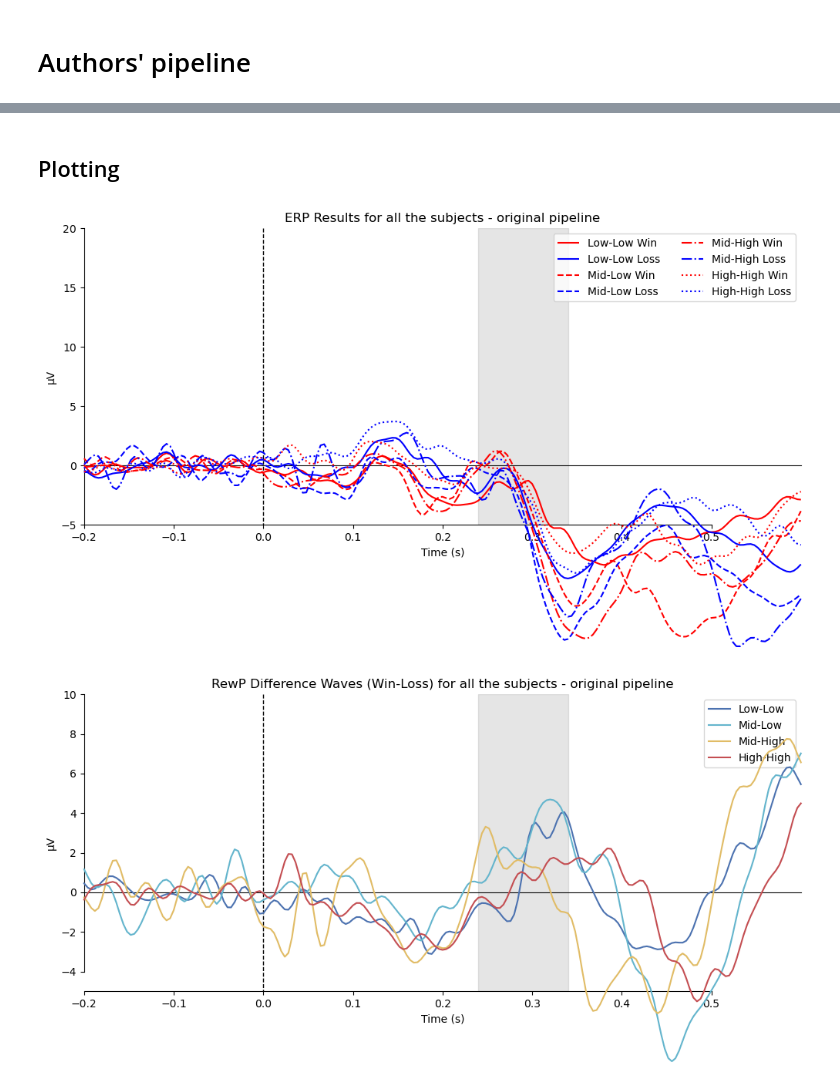
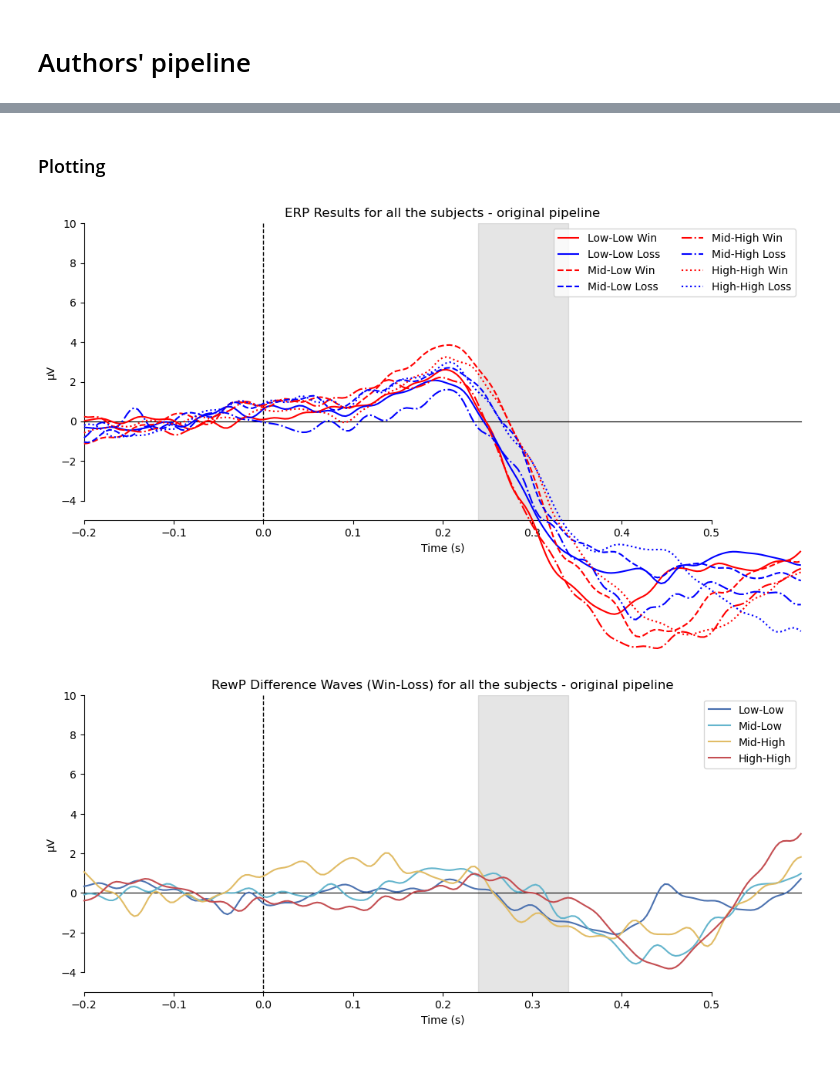
Before and after one commit to xuyg16/EEG_Reward-Processing_ERP, a Jupyter notebook: scripts/multi_subject_processing.ipynb, the cells around one changed output, grey strips where cells are left out. Drawn from its saved outputs; the diff is of its cells as text; code cells hidden in the pictures.

```diff
--- a/scripts/multi_subject_processing.ipynb
+++ b/scripts/multi_subject_processing.ipynb
@@ -99,11 +108,11 @@ for subject_id in tqdm(SUBJECTS, desc='Processing subjects', leave=True):
     evts_dict_stim = {k: evts_dict[k] for k in evts_dict.keys() if k in config.CONDITIONS_DICT['onset_locked']}
 
     # Trial rejection using customized function
-    rejection_params = config.PIPELINES['original']['rejection_params']['ica']
+    rejection_params = config.PIPELINES[ACTIVE_PIPELINE]['rejection_params']['ica']
     trials, rejection_info = trial_rejection_cust(eeg_ica, evts, evts_dict_stim, **rejection_params)
 
     # ICA and ICLabel
-    ica = get_ica(trials, config.PIPELINES['original']['ica_method'])
+    ica = get_ica(trials, config.PIPELINES[ACTIVE_PIPELINE]['ica_method'])
     ic_labels = get_iclabel(trials, ica, method='iclabel')
     eeg_band_notch = iccomponent_removal_author(eeg_band_notch, ica)
 
@@ -114,8 +123,8 @@ for subject_id in tqdm(SUBJECTS, desc='Processing subjects', leave=True):
     eeg_final = exclude_early_trials(eeg_band_notch, config.PIPELINES[ACTIVE_PIPELINE]['early_trial_deletion'], verbose=False)
 
     # Epoching
-    rejection_params = config.PIPELINES['original']['rejection_params']['erp']
-    bad_channel_criteria = config.PIPELINES['original']['bad_channels_rejection_criteria']
+    rejection_params = config.PIPELINES[ACTIVE_PIPELINE]['rejection_params']['erp']
+    bad_channel_criteria = config.PIPELINES[ACTIVE_PIPELINE]['bad_channels_rejection_criteria']
     epochs_all, rejection_info = epoching_cust(epoch_dict, eeg_final, **rejection_params)
 
     # Get evoked responses
@@ -208,16 +217,16 @@ Fitting ICA took 19.8s.
 # %%
 grand_averages_ori = compute_grand_average(epoch_dict, group_evokeds_ori)
 # %% [markdown]
-## Plotting
+### Plotting
 # %%
-plot_erp(all_evokeds, ylim=[-5, 20], diff=False, title=f"ERP Results for all the subjects - {ACTIVE_PIPELINE} pipeline");
+plot_erp(grand_averages_ori, diff=False, title=f"ERP Results for all the subjects - {ACTIVE_PIPELINE} pipeline");
 # %% [output]
-[figure, old version]
+[figure, new version]
 # %%
-diff_evokeds = get_evoked_difference(all_evokeds)
-plot_erp(diff_evokeds, diff=True, title=f"RewP Difference Waves (Win-Loss) for all the subjects - {ACTIVE_PIPELINE} pipeline");
+diff_evokeds_ori = get_evoked_difference(grand_averages_ori)
+plot_erp(diff_evokeds_ori, diff=True, title=f"RewP Difference Waves (Win-Loss) for all the subjects - {ACTIVE_PIPELINE} pipeline");
 # %% [output]
-[figure, old version]
+[figure, new version]
 # %%
 times = [0.18, 0.22, 0.26, 0.30, 0.34, 0.38] # Fewer time points to save space
 vlimit = (-5, 5)
```
Also changed, not shown: parts of 27 cells of this notebook.
